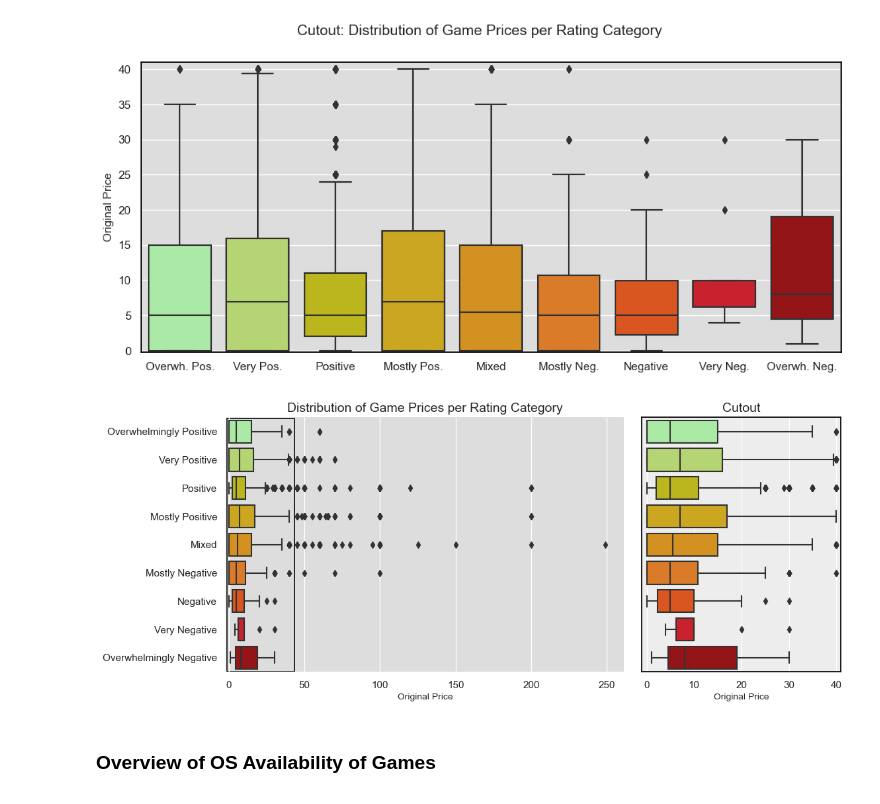
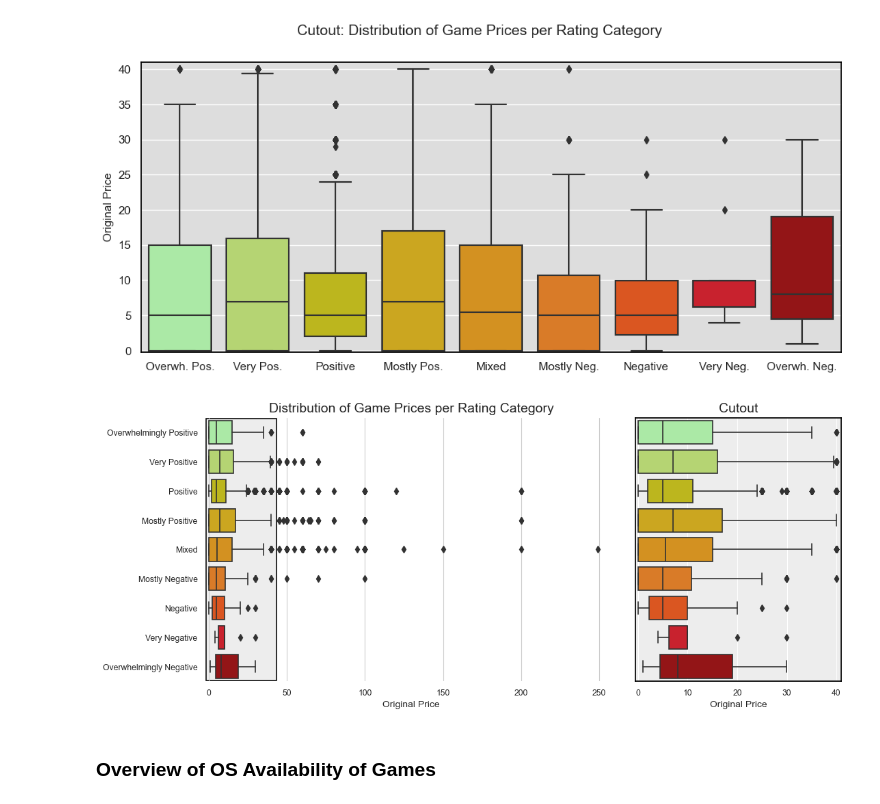
Before and after one commit to svenj-a/EDAV, a Jupyter notebook: EDAV01.ipynb, the cells around one changed output. Drawn from its saved outputs; the diff is of its cells as text; code cells hidden in the pictures.

Commit message:
Fixed theme

```diff
--- a/EDAV01.ipynb
+++ b/EDAV01.ipynb
@@ -200,41 +200,43 @@ plt.show()
 # %% [output]
 [figure]
 # %%
+sns.set_theme(style='whitegrid', context='paper')
+
 # put both plots together in one figure
 fig = plt.figure(figsize=(12, 5))
 
 gs = GridSpec(1, 2, width_ratios=[2, 1])
 
 ax0 = fig.add_subplot(gs[0])
 ax0.set_title("Distribution of Game Prices per Rating Category", size=14)
 sns.boxplot(ax=ax0, data=games_fil, y='rating', x='price_original', palette=colorsIn, order=ordered_labels)
 ax0.set_ylabel(None)
 ax0.set_xlabel('Original Price', size=10)
 ax0.set_xlim(-2, )
 ax0.add_patch(Rectangle(xy=(-1.5, ax0.get_ylim()[0]-0.01), width=45, height=ax0.get_ylim()[1]-ax0.get_ylim()[0]+0.045,
                         edgecolor='black', fill=True, facecolor=(0.866, 0.866, 0.866, 0.5), lw=1.15, zorder=0))
 sns.despine(ax=ax0, bottom=True, left=True)
 
 ax1 = fig.add_subplot(gs[1])
 ax1.set_title("Cutout", size=14)
 sns.boxplot(ax=ax1, data=games_fil, y='rating', x='price_original', palette=colorsIn, order=ordered_labels)
 ax1.set_facecolor((0.866, 0.866, 0.866, 0.5))
 for spine in ax1.spines.values():
     spine.set_edgecolor('black')
     spine.set_linewidth(1.25)
 ax1.set_ylabel(None)
 ax1.yaxis.label.set_visible(False)
 ax1.set_xlabel('Original Price', size=10)
-ax1.set_xlim(-1, 41)
+ax1.set_xlim(-0.5, 41)
 ax1.tick_params(labelleft=False)
 ax1.grid(True, axis='x', which='both', color='white')
 
 plt.subplots_adjust(wspace=0.06)
 plt.show()
 comp = fig.get_figure()
 comp.savefig('Figures/boxplots_combined.png', dpi=300)
 # %% [output]
-[figure, old version]
+[figure, new version]
 # %% [markdown]
 ### Overview of OS Availability of Games
 # %%
```
Also changed, not shown: parts of 1 cell of this notebook.
